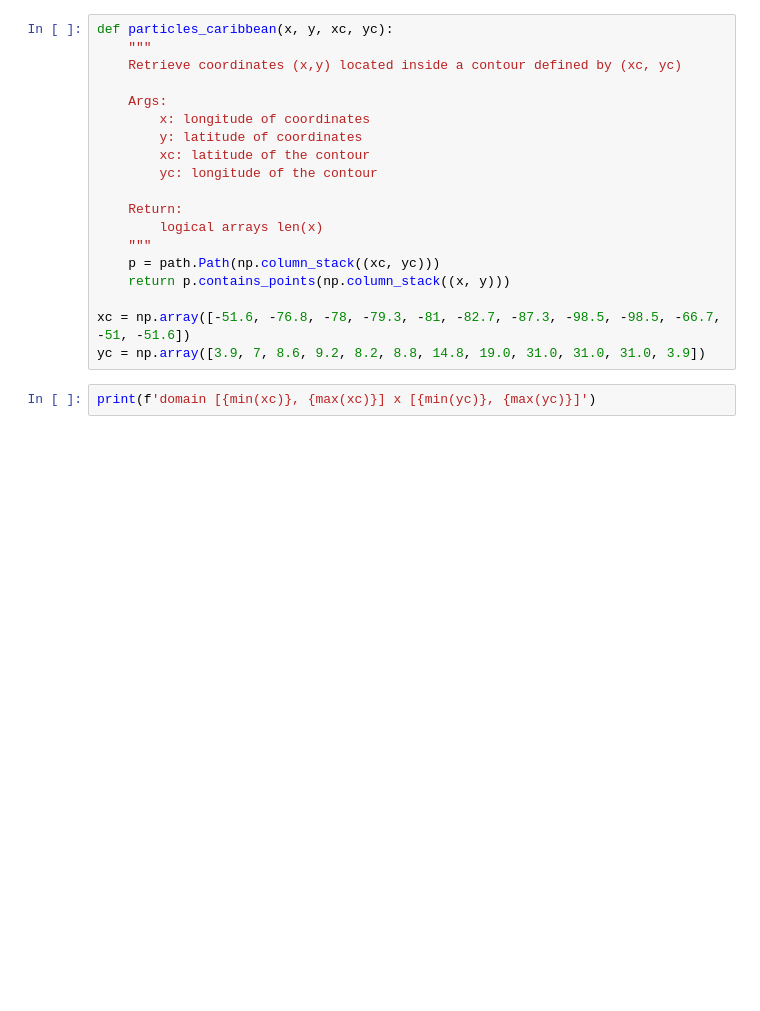
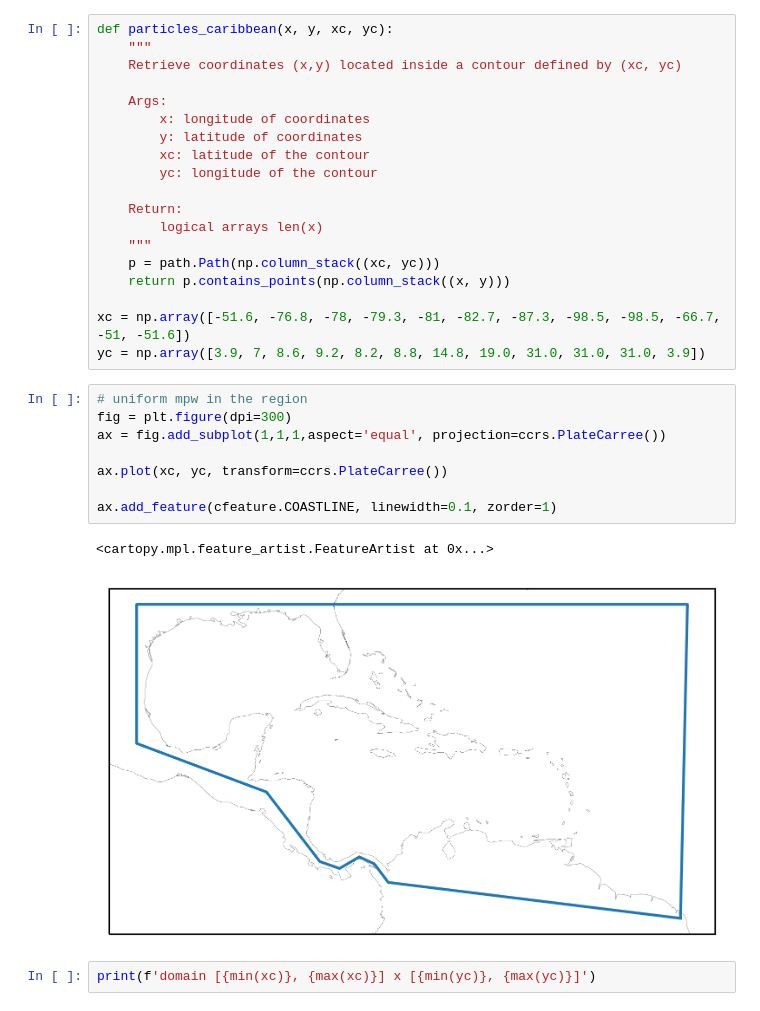
Before and after one commit to philippemiron/marine-litter-caribbean, a Jupyter notebook: notebooks/seeding-subset-global.ipynb, the cells around one changed output. Drawn from its saved outputs; the diff is of its cells as text; blank space fills up the shorter version.

```diff
--- a/notebooks/seeding-subset-global.ipynb
+++ b/notebooks/seeding-subset-global.ipynb
@@ -161,6 +161,17 @@ def particles_caribbean(x, y, xc, yc):
 
 xc = np.array([-51.6, -76.8, -78, -79.3, -81, -82.7, -87.3, -98.5, -98.5, -66.7, -51, -51.6])
 yc = np.array([3.9, 7, 8.6, 9.2, 8.2, 8.8, 14.8, 19.0, 31.0, 31.0, 31.0, 3.9])
+# %%
+# uniform mpw in the region
+fig = plt.figure(dpi=300)
+ax = fig.add_subplot(1,1,1,aspect='equal', projection=ccrs.PlateCarree())
+
+ax.plot(xc, yc, transform=ccrs.PlateCarree())
+
+ax.add_feature(cfeature.COASTLINE, linewidth=0.1, zorder=1)
+# %% [output]
+<cartopy.mpl.feature_artist.FeatureArtist at 0x...>
+[figure, added]
 # %%
 print(f'domain [{min(xc)}, {max(xc)}] x [{min(yc)}, {max(yc)}]')
 # %% [output]
```
Also changed, not shown: 5 other files.
